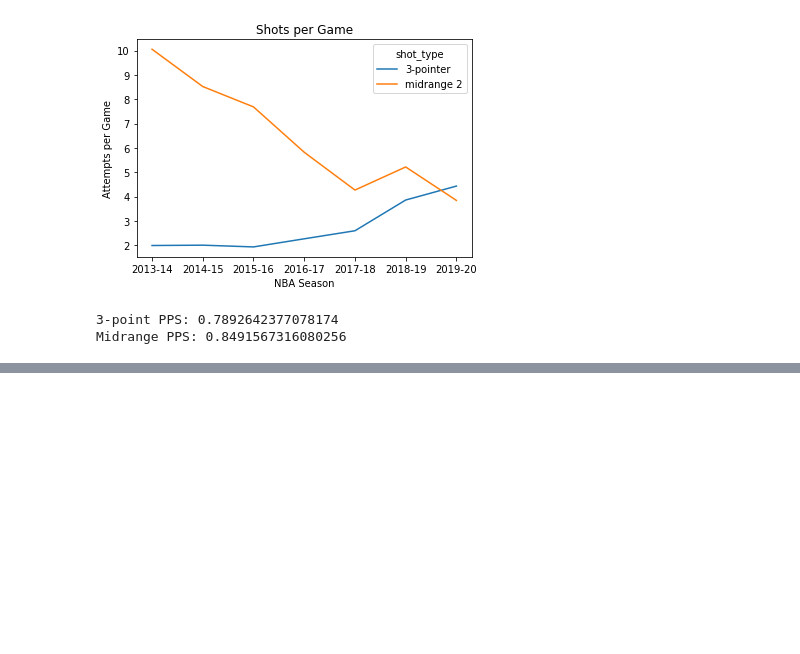
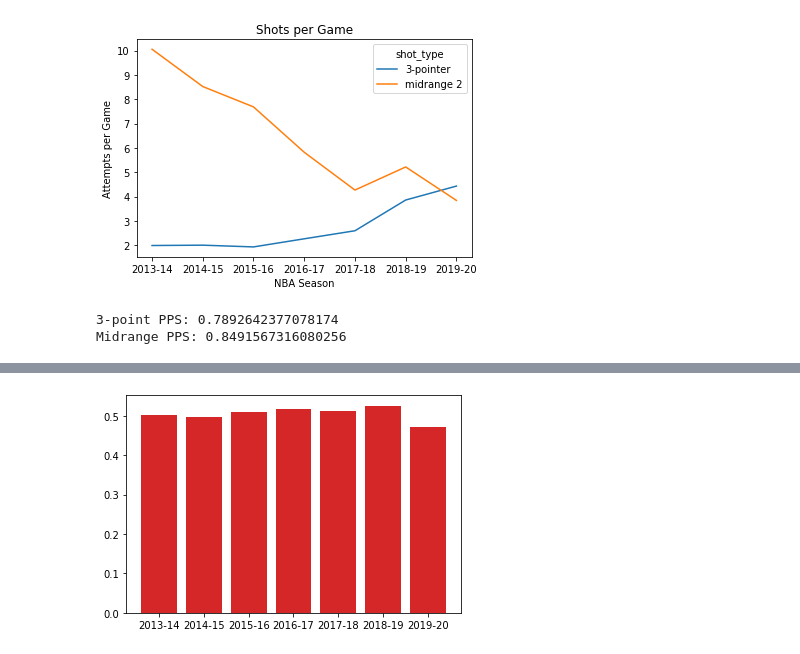
Before and after one commit to wplam107/nba_player_pos, a Jupyter notebook: notebooks/pps_seasons.ipynb, the cells around one changed output, grey strips where cells are left out. Saved outputs shown, nothing was run; the diff lists cells and outputs as text; code cells hidden in the pictures; blank space fills up the shorter version.

```diff
--- a/notebooks/pps_seasons.ipynb
+++ b/notebooks/pps_seasons.ipynb
@@ -318,0 +373,10 @@ Midrange PPS: 0.8491567316080256
+# %%
+seasons = list(c['season'].unique())
+shots = ['3A/G', 'midA/G', 'shortA/G']
+shot = shots[0]
+for cd in data_dict[shot].keys():
+    data = data_dict[shot][cd]
+    plt.bar(seasons, data)
+plt.show()
+# %% [output]
+[figure, added]
```
Also changed, not shown: parts of 26 cells of this notebook, 1 other file.
